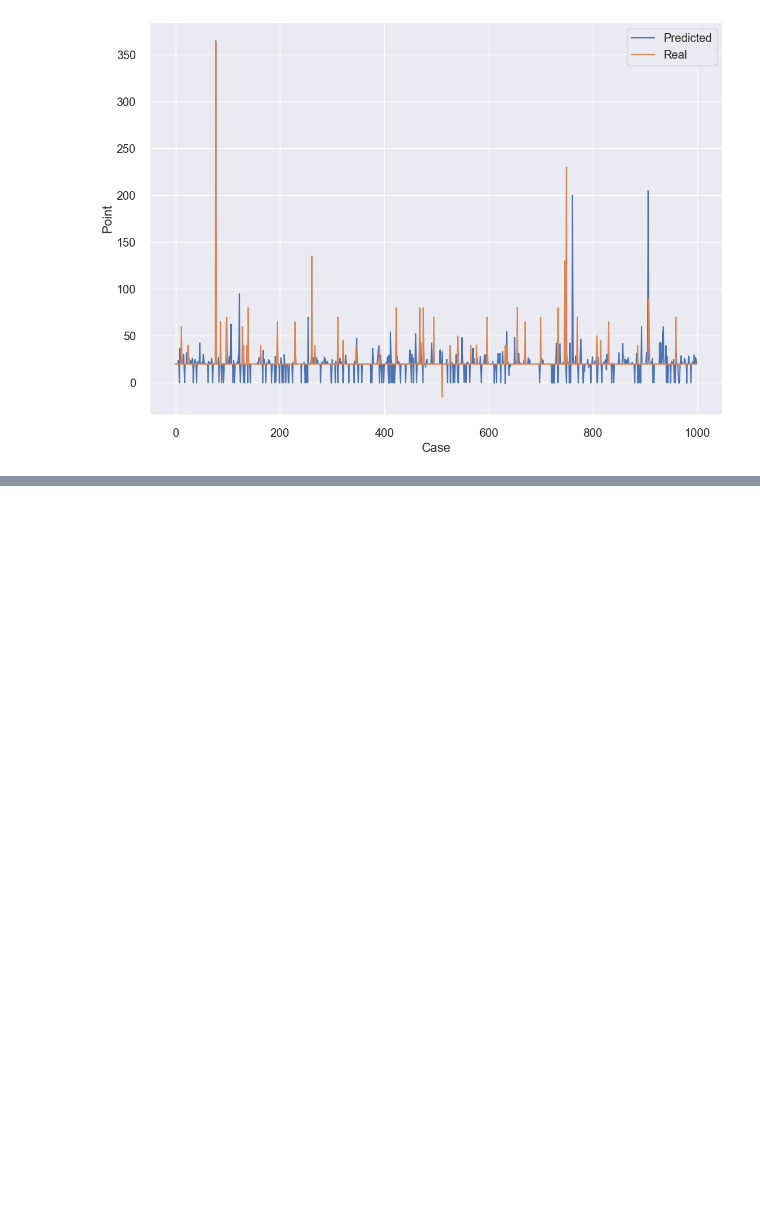
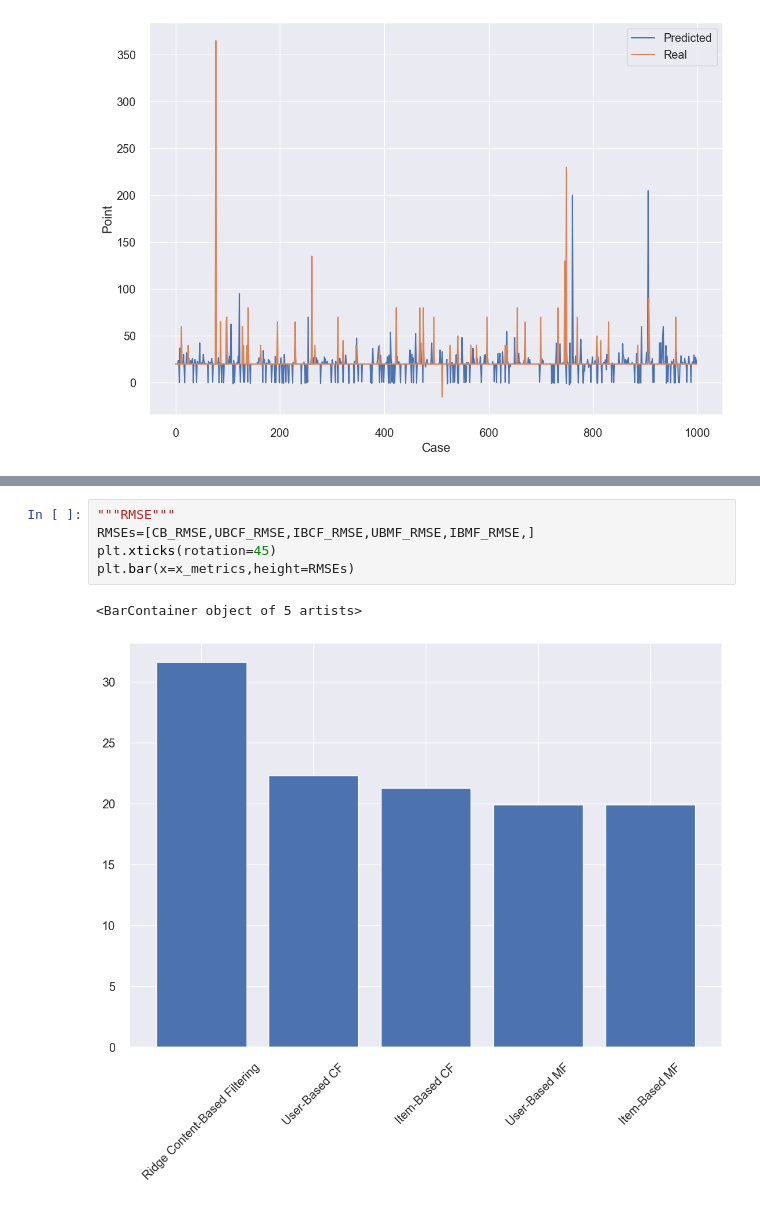
Before and after one commit to hunghuy201280/real-estate-recommendation, a Jupyter notebook: models/code.ipynb, the cells around one changed output, grey strips where cells are left out. Saved outputs shown, nothing was run; the diff lists cells and outputs as text; blank space fills up the shorter version.

```diff
--- a/models/code.ipynb
+++ b/models/code.ipynb
@@ -1189,0 +1218,8 @@ Name: item_id, dtype: object
+# %%
+"""RMSE"""
+RMSEs=[CB_RMSE,UBCF_RMSE,IBCF_RMSE,UBMF_RMSE,IBMF_RMSE,]
+plt.xticks(rotation=45)
+plt.bar(x=x_metrics,height=RMSEs)
+# %% [output]
+<BarContainer object of 5 artists>
+[figure, added]
```
Also changed, not shown: parts of 41 cells of this notebook.
